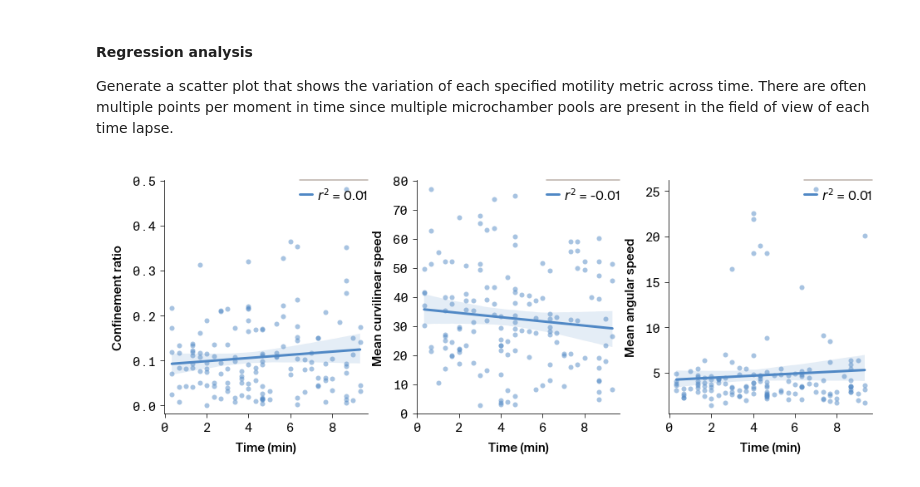
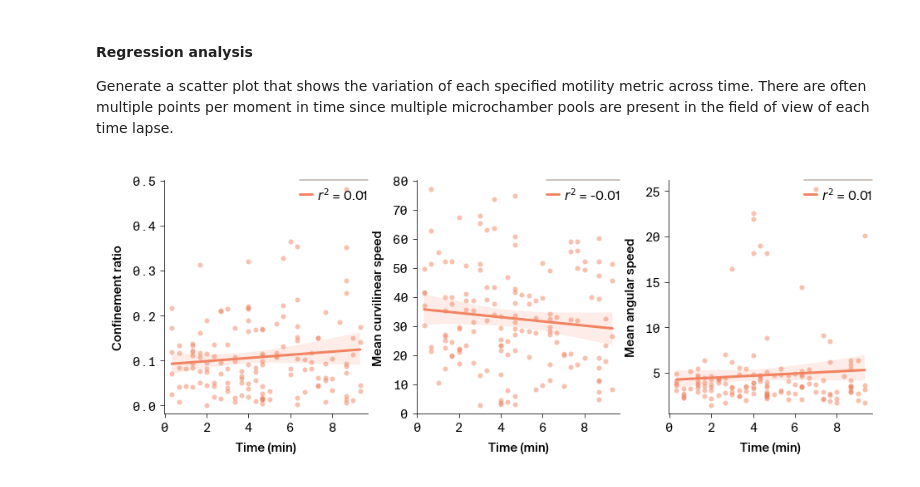
Before and after one commit to Arcadia-Science/2024-unicellular-tracking, a Jupyter notebook: notebooks/2_temporal-variation-in-motility-metrics.ipynb, the cells around one changed output. Saved outputs shown, nothing was run; the diff lists cells and outputs as text; code cells hidden in the pictures.

Commit message:
change color to correspond to pools data

```diff
--- a/notebooks/2_temporal-variation-in-motility-metrics.ipynb
+++ b/notebooks/2_temporal-variation-in-motility-metrics.ipynb
@@ -57,31 +57,32 @@ for i, metric in enumerate(metrics):
     # convert time lapse ID to time point
     time_seconds = timelapse_duration * source["timelapse_ID"].values
 
     # regression stats
     slope, intercept, r_value, p_value, std_err = stats.linregress(time_seconds, source[metric])
     r_squared = np.sign(r_value) * r_value**2
 
     # scatter plot with regression line
     ax = axes.flat[i]
     g = sns.regplot(
         data=source,
         scatter=True,
         x=time_seconds,
         y=metric,
         line_kws={"label": f"$r^2$ = {r_squared:.2f}"},
         scatter_kws={"alpha": 0.5},
+        color="#F28360",
         ax=ax,
     )
 
     # aesthetics
     xlabel = "Time (min)"
     ylabel = g.yaxis.label.get_text()
     ax.set_xlabel(xlabel)
     ax.set_ylabel(ylabel.replace("_", " "))
     ax.legend(loc=1)
     sns.despine(ax=ax)
     apc.mpl.style_plot(ax, monospaced_axes="both")
 
 apc.mpl.save_figure("../results/figure-4.svg")
 # %% [output]
-[figure, old version]
+[figure, new version]
```
Also changed, not shown: 1 other file.
